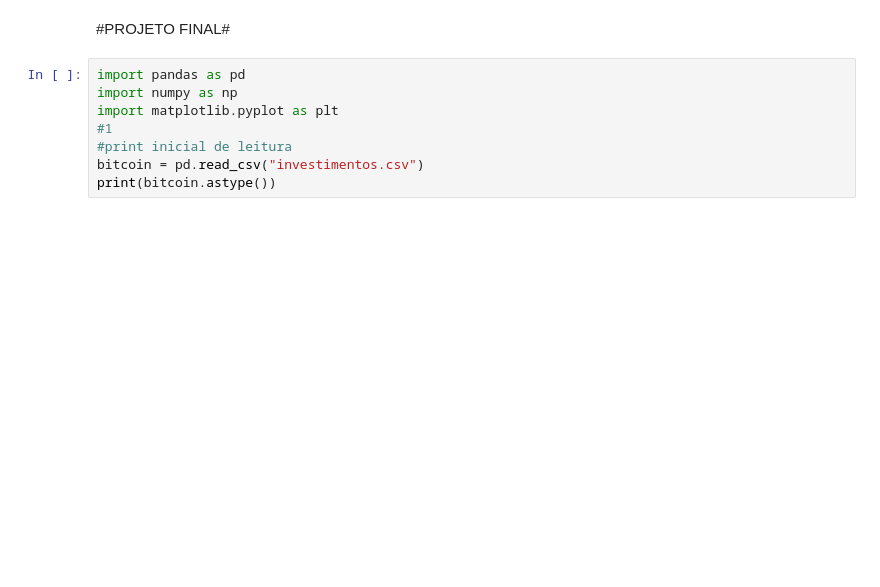
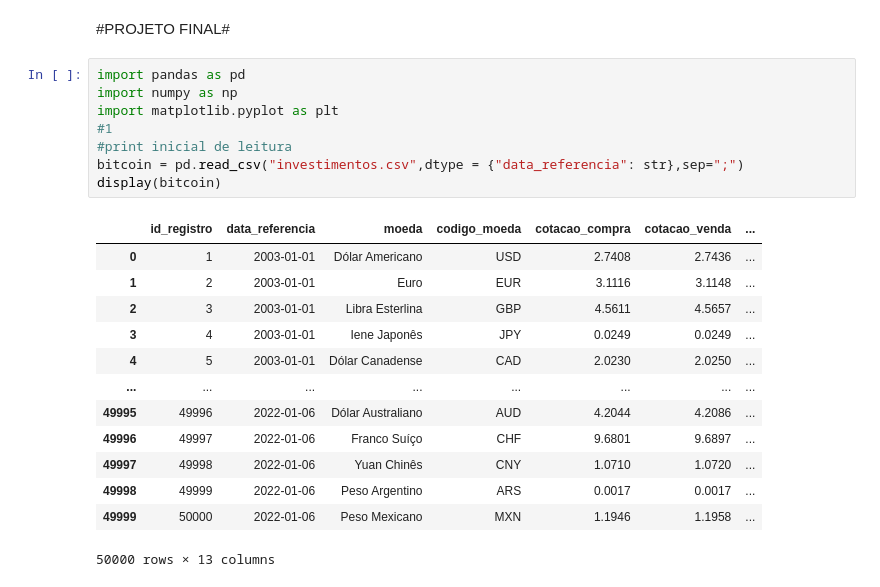
Before and after one commit to negromalandrodev69/Projeto_Final, a Jupyter notebook: projetoBit/projetobit.ipynb, the cells around one changed output. Cells and saved outputs as stored; diff of their text form; blank space fills up the shorter version.

```diff
--- a/projetoBit/projetobit.ipynb
+++ b/projetoBit/projetobit.ipynb
@@ -3,11 +3,25 @@
 # %%
 import pandas as pd
 import numpy as np
 import matplotlib.pyplot as plt
 #1
 #print inicial de leitura
-bitcoin = pd.read_csv("investimentos.csv")
-print(bitcoin.astype())
+bitcoin = pd.read_csv("investimentos.csv",dtype = {"data_referencia": str},sep=";")
+display(bitcoin)
+# %% [output]
+|  | id_registro | data_referencia | moeda | codigo_moeda | cotacao_compra | cotacao_venda | ... |
+| 0 | 1 | 2003-01-01 | Dólar Americano | USD | 2.7408 | 2.7436 | ... |
+| 1 | 2 | 2003-01-01 | Euro | EUR | 3.1116 | 3.1148 | ... |
+| 2 | 3 | 2003-01-01 | Libra Esterlina | GBP | 4.5611 | 4.5657 | ... |
+| 3 | 4 | 2003-01-01 | Iene Japonês | JPY | 0.0249 | 0.0249 | ... |
+| 4 | 5 | 2003-01-01 | Dólar Canadense | CAD | 2.0230 | 2.0250 | ... |
+| ... | ... | ... | ... | ... | ... | ... | ... |
+| 49995 | 49996 | 2022-01-06 | Dólar Australiano | AUD | 4.2044 | 4.2086 | ... |
+| 49996 | 49997 | 2022-01-06 | Franco Suíço | CHF | 9.6801 | 9.6897 | ... |
+| 49997 | 49998 | 2022-01-06 | Yuan Chinês | CNY | 1.0710 | 1.0720 | ... |
+| 49998 | 49999 | 2022-01-06 | Peso Argentino | ARS | 0.0017 | 0.0017 | ... |
+| 49999 | 50000 | 2022-01-06 | Peso Mexicano | MXN | 1.1946 | 1.1958 | ... |
+50000 rows × 13 columns
 # %%
 #contagem de registros
 id = bitcoin.groupby("id_registro").size()
```
Also changed, not shown: parts of 7 cells of this notebook, 1 other file.
